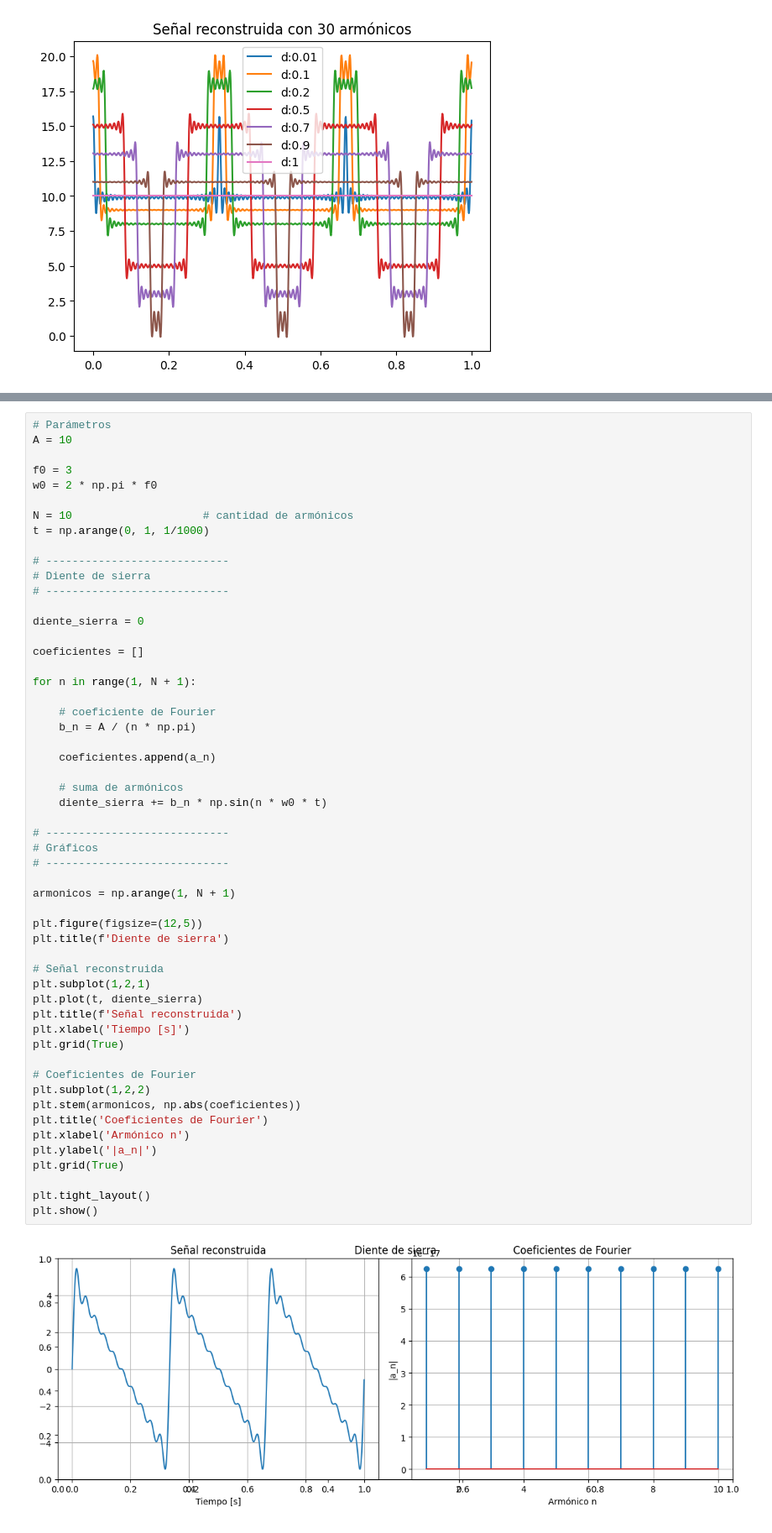
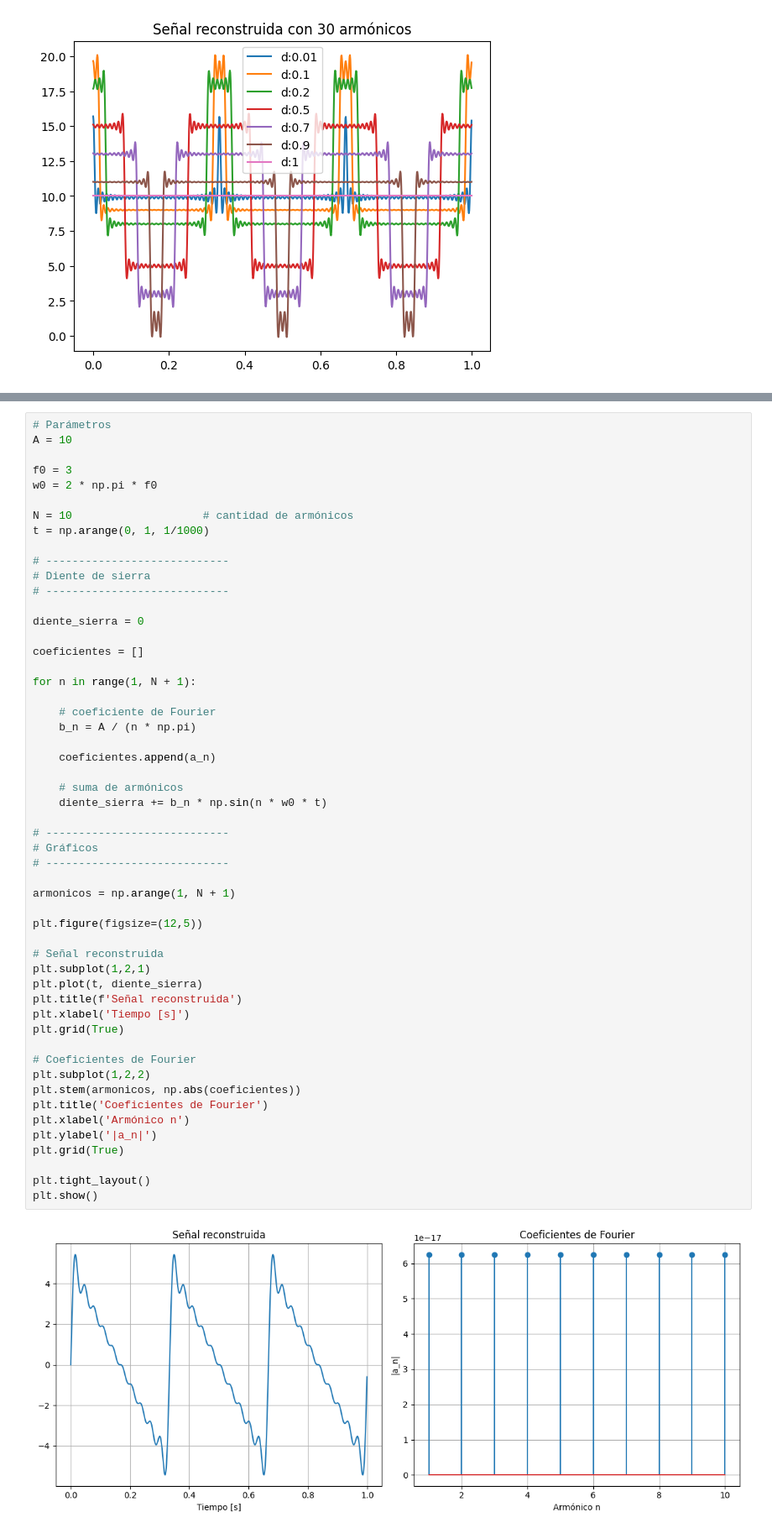
Before and after one commit to Dowhyj32/Modelado-Continuo, a Jupyter notebook: Analisis de Fourier/Labo/Ej_4.ipynb, the cells around one changed output, grey strips where cells are left out. Shown at 84% size. Saved outputs shown, nothing was run; the diff lists cells and outputs as text.

```diff
--- a/Analisis de Fourier/Labo/Ej_4.ipynb
+++ b/Analisis de Fourier/Labo/Ej_4.ipynb
@@ -168,35 +166,34 @@ for n in range(1, N + 1):
 
     # suma de armónicos
     diente_sierra += b_n * np.sin(n * w0 * t)
 
 # ----------------------------
 # Gráficos
 # ----------------------------
 
 armonicos = np.arange(1, N + 1)
 
 plt.figure(figsize=(12,5))
-plt.title(f'Diente de sierra')
 
 # Señal reconstruida
 plt.subplot(1,2,1)
 plt.plot(t, diente_sierra)
 plt.title(f'Señal reconstruida')
 plt.xlabel('Tiempo [s]')
 plt.grid(True)
 
 # Coeficientes de Fourier
 plt.subplot(1,2,2)
 plt.stem(armonicos, np.abs(coeficientes))
 plt.title('Coeficientes de Fourier')
 plt.xlabel('Armónico n')
 plt.ylabel('|a_n|')
 plt.grid(True)
 
 plt.tight_layout()
 plt.show()
 # %% [output]
-[figure, old version]
+[figure, new version]
 # %%
 # Parámetros
 A = 10
```
Also changed, not shown: parts of 3 cells of this notebook, 1 other file.
